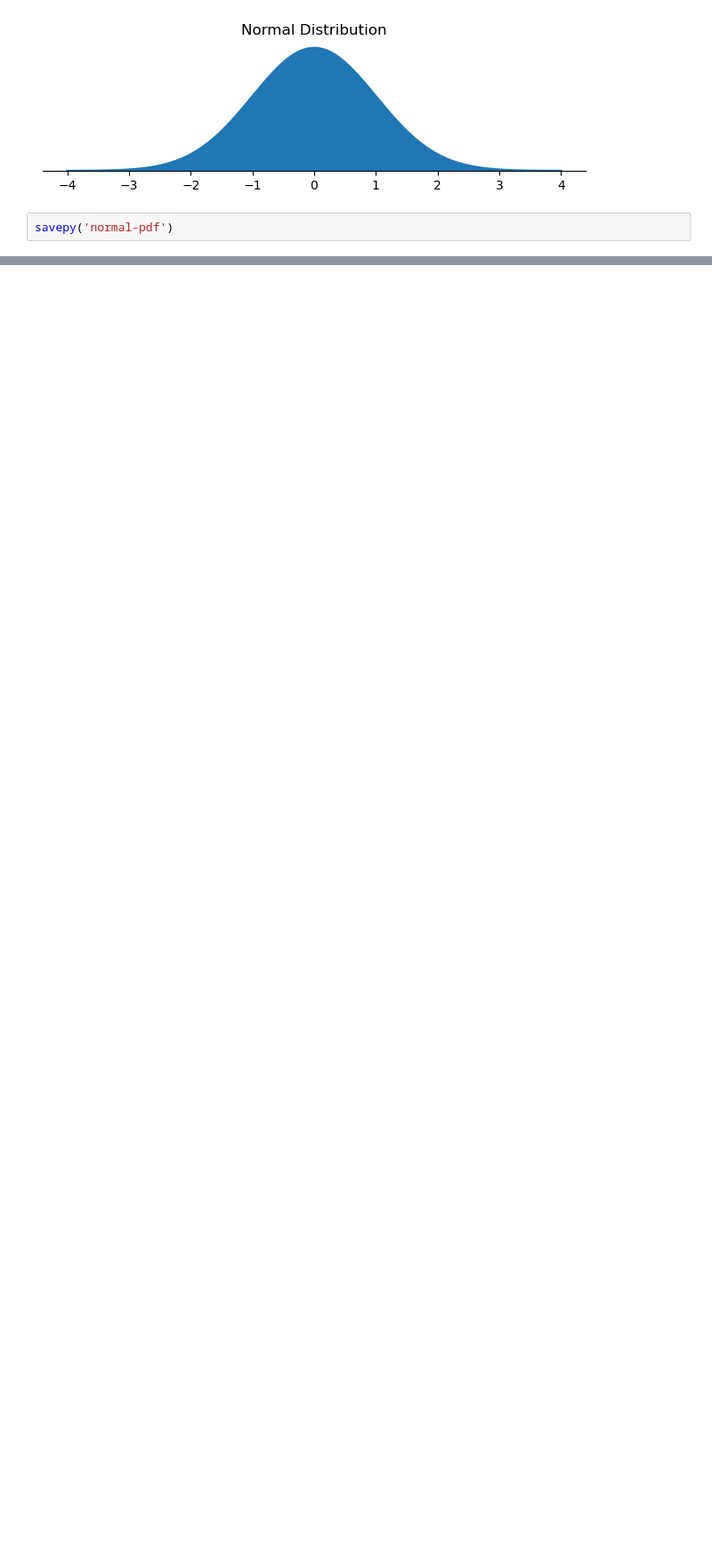
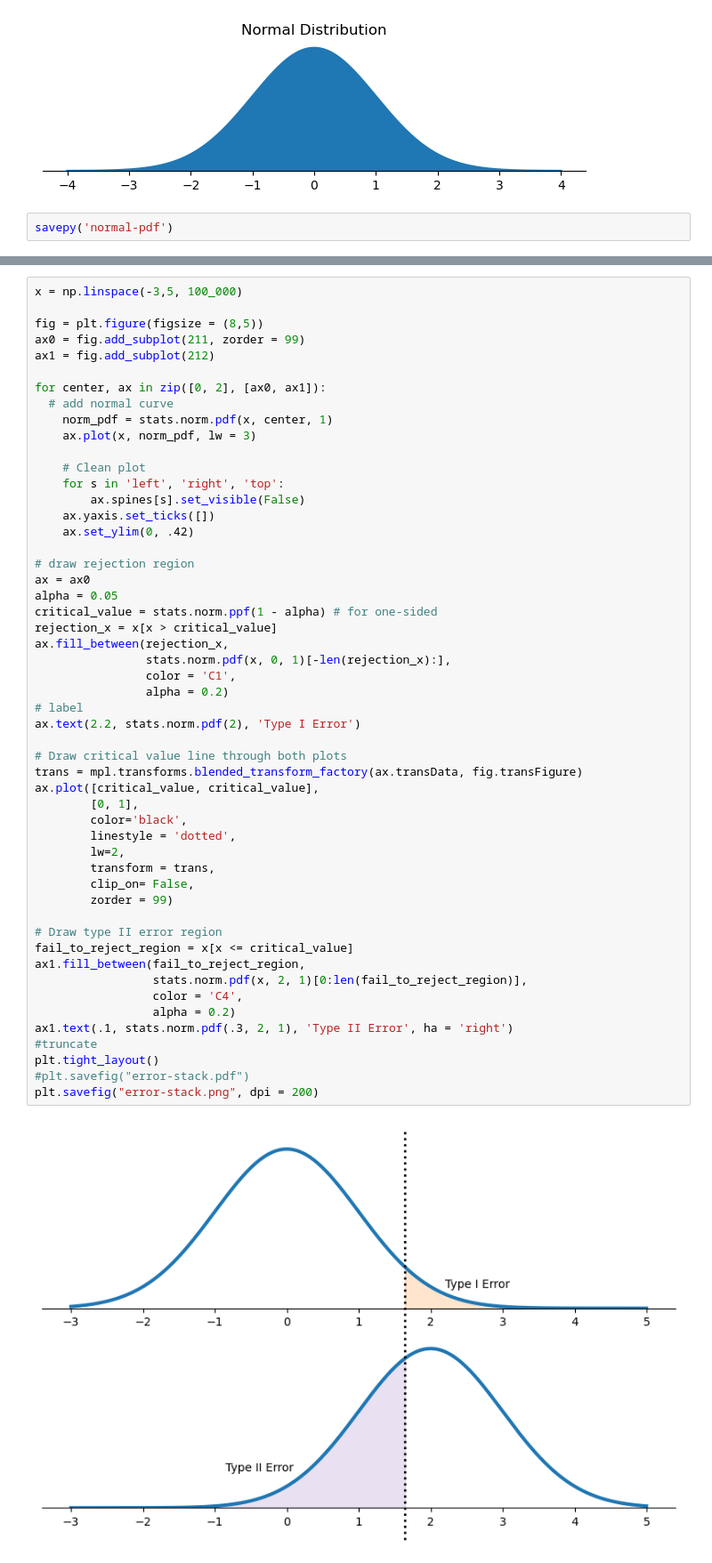
Before and after one commit to alexanderthclark/Matplotlib-for-Storytellers, a Jupyter notebook: python/Special-Figure-Dev.ipynb, the cells around one changed output, grey strips where cells are left out. Shown at 89% size. Drawn from its saved outputs; the diff is of its cells as text; blank space fills up the shorter version.

Commit message:
stats - change figure dim

```diff
--- a/python/Special-Figure-Dev.ipynb
+++ b/python/Special-Figure-Dev.ipynb
@@ -868,0 +867,54 @@ savepy('error-stack')
+# %%
+x = np.linspace(-3,5, 100_000)
+
+fig = plt.figure(figsize = (8,5))
+ax0 = fig.add_subplot(211, zorder = 99)
+ax1 = fig.add_subplot(212)
+
+for center, ax in zip([0, 2], [ax0, ax1]):
+  # add normal curve
+    norm_pdf = stats.norm.pdf(x, center, 1)
+    ax.plot(x, norm_pdf, lw = 3)
+
+    # Clean plot
+    for s in 'left', 'right', 'top':
+        ax.spines[s].set_visible(False)
+    ax.yaxis.set_ticks([])
+    ax.set_ylim(0, .42)
+
+# draw rejection region
+ax = ax0
+alpha = 0.05
+critical_value = stats.norm.ppf(1 - alpha) # for one-sided
+rejection_x = x[x > critical_value]
+ax.fill_between(rejection_x,
+                stats.norm.pdf(x, 0, 1)[-len(rejection_x):],
+                color = 'C1',
+                alpha = 0.2)
+# label
+ax.text(2.2, stats.norm.pdf(2), 'Type I Error')
+
+# Draw critical value line through both plots
+trans = mpl.transforms.blended_transform_factory(ax.transData, fig.transFigure)
+ax.plot([critical_value, critical_value],
+        [0, 1],
+        color='black',
+        linestyle = 'dotted',
+        lw=2,
+        transform = trans,
+        clip_on= False,
+        zorder = 99)
+
+# Draw type II error region
+fail_to_reject_region = x[x <= critical_value]
+ax1.fill_between(fail_to_reject_region,
+                 stats.norm.pdf(x, 2, 1)[0:len(fail_to_reject_region)],
+                 color = 'C4',
+                 alpha = 0.2)
+ax1.text(.1, stats.norm.pdf(.3, 2, 1), 'Type II Error', ha = 'right')
+#truncate
+plt.tight_layout()
+#plt.savefig("error-stack.pdf")
+plt.savefig("error-stack.png", dpi = 200)
+# %% [output]
+[figure, added]
```
Also changed, not shown: parts of 10 cells of this notebook, 1 other file.
